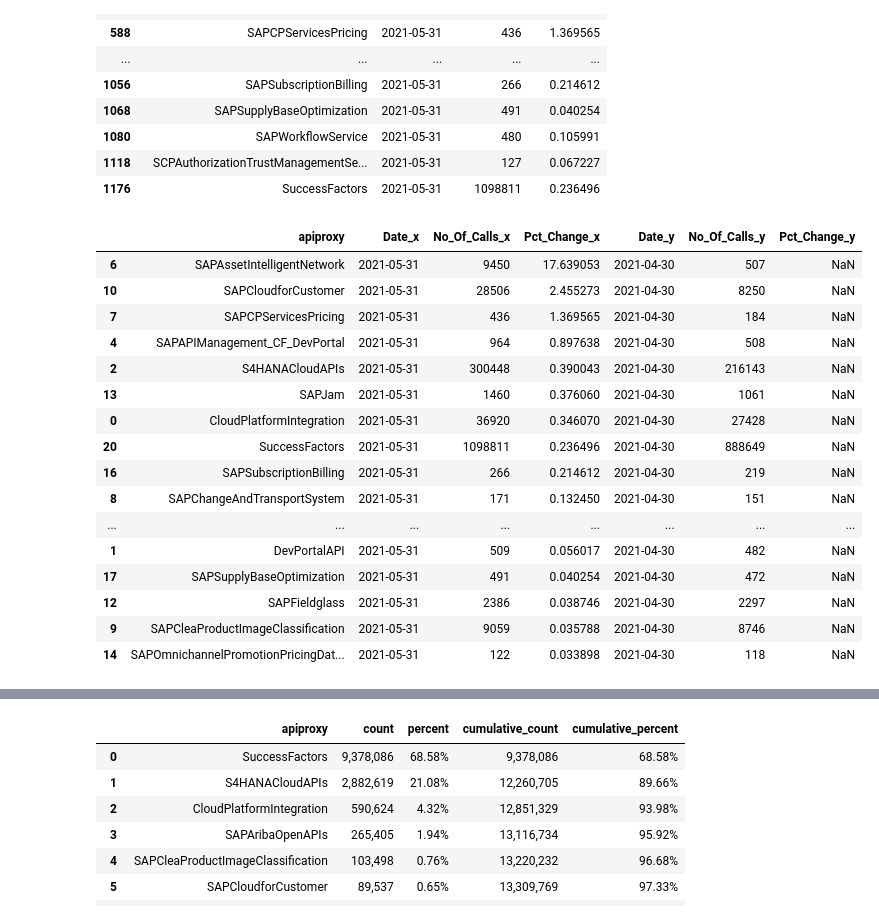
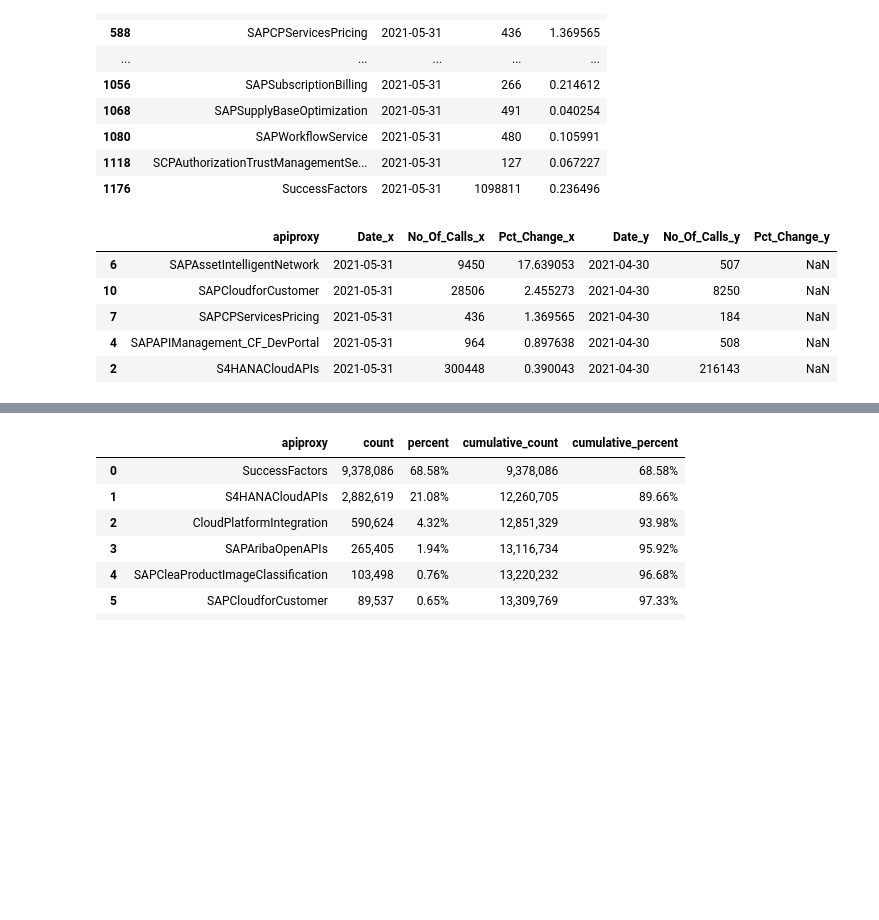
Before and after one commit to sapslcm/Git_Repository_Sudhir, a Jupyter notebook: SAP API Hub/Sandbox_Try_Out.ipynb, the cells around one changed output, grey strips where cells are left out. Drawn from its saved outputs; the diff is of its cells as text; code cells hidden in the pictures; blank space fills up the shorter version.

```diff
--- a/SAP API Hub/Sandbox_Try_Out.ipynb
+++ b/SAP API Hub/Sandbox_Try_Out.ipynb
@@ -237,22 +237,12 @@ df_curr_month
 | 1176 | SuccessFactors | 2021-05-31 | 1098811 | 0.236496 |
 # %%
 df_consolidated_col = df_curr_month.merge(df_prev_month,how='inner',on='apiproxy')
-df_consolidated_col.sort_values(by='Pct_Change_x',ascending=False)
+df_consolidated_col.sort_values(by='Pct_Change_x',ascending=False, inplace=True)
+df_consolidated_col.head()
 # %% [output]
 |  | apiproxy | Date_x | No_Of_Calls_x | Pct_Change_x | Date_y | No_Of_Calls_y | Pct_Change_y |
 | 6 | SAPAssetIntelligentNetwork | 2021-05-31 | 9450 | 17.639053 | 2021-04-30 | 507 | NaN |
 | 10 | SAPCloudforCustomer | 2021-05-31 | 28506 | 2.455273 | 2021-04-30 | 8250 | NaN |
 | 7 | SAPCPServicesPricing | 2021-05-31 | 436 | 1.369565 | 2021-04-30 | 184 | NaN |
 | 4 | SAPAPIManagement_CF_DevPortal | 2021-05-31 | 964 | 0.897638 | 2021-04-30 | 508 | NaN |
 | 2 | S4HANACloudAPIs | 2021-05-31 | 300448 | 0.390043 | 2021-04-30 | 216143 | NaN |
-| 13 | SAPJam | 2021-05-31 | 1460 | 0.376060 | 2021-04-30 | 1061 | NaN |
-| 0 | CloudPlatformIntegration | 2021-05-31 | 36920 | 0.346070 | 2021-04-30 | 27428 | NaN |
-| 20 | SuccessFactors | 2021-05-31 | 1098811 | 0.236496 | 2021-04-30 | 888649 | NaN |
-| 16 | SAPSubscriptionBilling | 2021-05-31 | 266 | 0.214612 | 2021-04-30 | 219 | NaN |
-| 8 | SAPChangeAndTransportSystem | 2021-05-31 | 171 | 0.132450 | 2021-04-30 | 151 | NaN |
-| ... | ... | ... | ... | ... | ... | ... | ... |
-| 1 | DevPortalAPI | 2021-05-31 | 509 | 0.056017 | 2021-04-30 | 482 | NaN |
-| 17 | SAPSupplyBaseOptimization | 2021-05-31 | 491 | 0.040254 | 2021-04-30 | 472 | NaN |
-| 12 | SAPFieldglass | 2021-05-31 | 2386 | 0.038746 | 2021-04-30 | 2297 | NaN |
-| 9 | SAPCleaProductImageClassification | 2021-05-31 | 9059 | 0.035788 | 2021-04-30 | 8746 | NaN |
-| 14 | SAPOmnichannelPromotionPricingDat... | 2021-05-31 | 122 | 0.033898 | 2021-04-30 | 118 | NaN |
```
Also changed, not shown: parts of 28 cells of this notebook, 1 other file.
